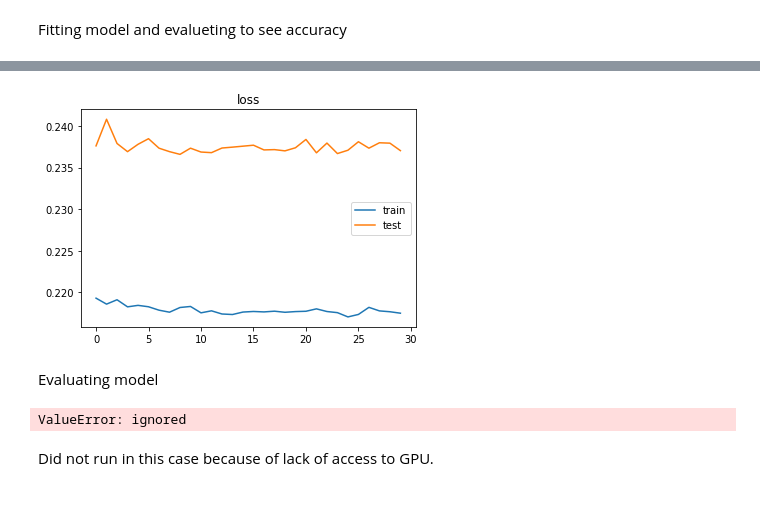
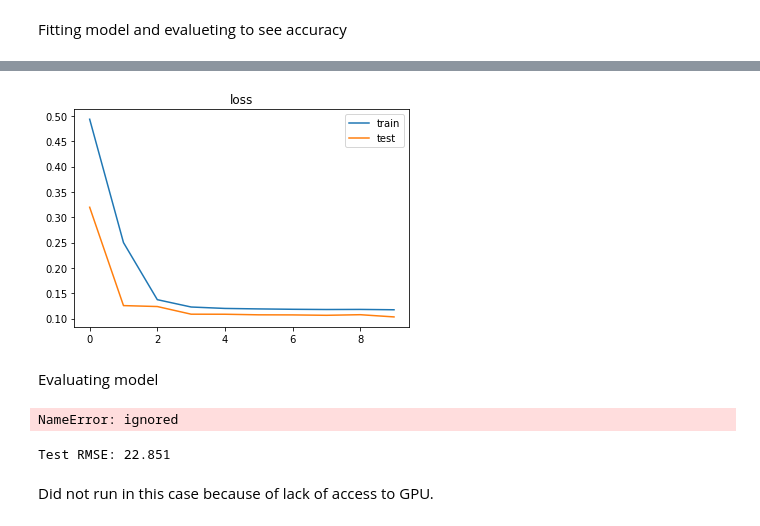
Before and after one commit to KevinLolochum/Time-Series-Forecasting-Projects, a Jupyter notebook: Toronto_Parking_Data_Forecasting_revenue_using_Recurrent_Neural_Networks_RNNs(LSTM).ipynb, the cells around one changed output, grey strips where cells are left out. Saved outputs shown, nothing was run; the diff lists cells and outputs as text; code cells hidden in the pictures.

```diff
--- a/Toronto_Parking_Data_Forecasting_revenue_using_Recurrent_Neural_Networks_RNNs(LSTM).ipynb
+++ b/Toronto_Parking_Data_Forecasting_revenue_using_Recurrent_Neural_Networks_RNNs(LSTM).ipynb
@@ -361,4 +369,0 @@ NameError: ignored
-# %%
-# I will round my data to revenue data to 2 decimal place, i.e nearest 10 thousand to improve my model performance
-df6 = df6.round(1)
-df6.head(2)
@@ -369,11 +370,11 @@ df6.head(2)
 # %%
 # I need a numpy array of values to proceed
-values = df6.values
+values2 = df6.values
 
 #Split to train and test
-Len = int(len(values)*0.8)
-train = values[:Len, :]
-test = values[Len:, :]
+Len = int(len(values2)*0.8)
+train = values2[:Len, :]
+test = values2[Len:, :]
 
 # split into input and outputs
 train_X, train_y = train[:, :-1], train[:, -1]
@@ -396,17 +397,17 @@ from keras.layers import LSTM, Dense
 # Creating/Initializing
 
 model = Sequential()
-model.add(LSTM(50, input_shape=(train_X.shape[1], train_X.shape[2]), return_sequences= True, stateful= False))
+model.add(LSTM(50, input_shape=(1, 10), return_sequences= True, stateful= False))
 model.add(Dense(1))
 
 # Compiling
-model.compile(loss='mae', optimizer='adam', metrics = ['mae'])
+model.compile(loss='mae', optimizer='adam')
 # %% [markdown]
 Fitting model and evalueting to see accuracy
 # %%
 # params
 
-epochs = 30
+epochs = 10
 BATCH_SIZE = 50
 # fit network
 history = model.fit(train_X, train_y, epochs=epochs, batch_size= BATCH_SIZE, validation_data=(test_X, test_y), verbose=1, shuffle=True)
@@ -417,11 +418,4 @@ plt.plot(history.history['val_loss'], label='test')
 plt.title('loss')
 plt.legend()
 plt.show()
-
-
-#plt.plot(history.history['accuracy'], label='train')
-#plt.plot(history.history['val_accuracy'], label='test')
-#plt.title('Accuracy')
-#plt.legend()
-#plt.show()
 # %% [output]
@@ -445,31 +442,37 @@ Epoch 30/30
-[figure, old version]
+[figure, new version]
 # %% [markdown]
 Evaluating model
 # %%
+
 from pandas import DataFrame
 from pandas import concat
 from numpy import concatenate
 
 # Predicting Y values using our test data
 yhat = model.predict(test_X)
-test_X = test_X.reshape((test_X.shape[0], test_X.shape[2]))
 
-# Inverting forecasted values to original values (denormalizing)
-inv_yhat = concatenate((yhat, test_X[:, 1:]), axis=1)
-inv_yhat = scaler.inverse_transform(inv_yhat)
-inv_yhat = inv_yhat[:,0]
+# Reshape yhat and test_X to 2D in order to combine the two
+yhat = yhat.reshape((yhat.shape[0], yhat.shape[2]))
+Newtest_X = test_X.reshape((test_X.shape[0], test_X.shape[2]))
 
-# Invert actual Y values to original scale
-test_y = test_y.reshape((len(test_y), 1))
-inv_y = concatenate((test_y, test_X[:, 1:]), axis=1)
-inv_y = scaler.inverse_transform(inv_y)
-inv_y = inv_y[:,0]
-
-# calculating RMSE
-rmse = sqrt(mean_squared_error(inv_y, inv_yhat))
-print('Test RMSE: %.3f' % rmse)
+# Combine and trenasform to original values (denormalize)
+inv_yhat = concatenate((Newtest_X[:, 1:], yhat), axis=1)
+inv_yhat2 = scaler.inverse_transform(inv_yhat)
-# %% [output]
-ValueError: ignored
+# %%
+# Invert actual Y values to original scale
+Newtest_y = test_y.reshape((len(test_y), 1))
+inv_y = concatenate((Newtest_X[:, 1:], Newtest_y), axis=1)
+inv_y2 = scaler.inverse_transform(inv_y)
+# %% [output]
+NameError: ignored
+# %%
+# calculating RMSE
+from math import sqrt
+from sklearn.metrics import mean_squared_error
+rmse = sqrt(mean_squared_error(inv_y2, inv_yhat2))
+print('Test RMSE: %.3f' % rmse)
+# %% [output]
+Test RMSE: 22.851
 # %% [markdown]
 Did not run in this case because of lack of access to GPU.
 # %% [markdown]
```
Also changed, not shown: parts of 13 cells of this notebook.
